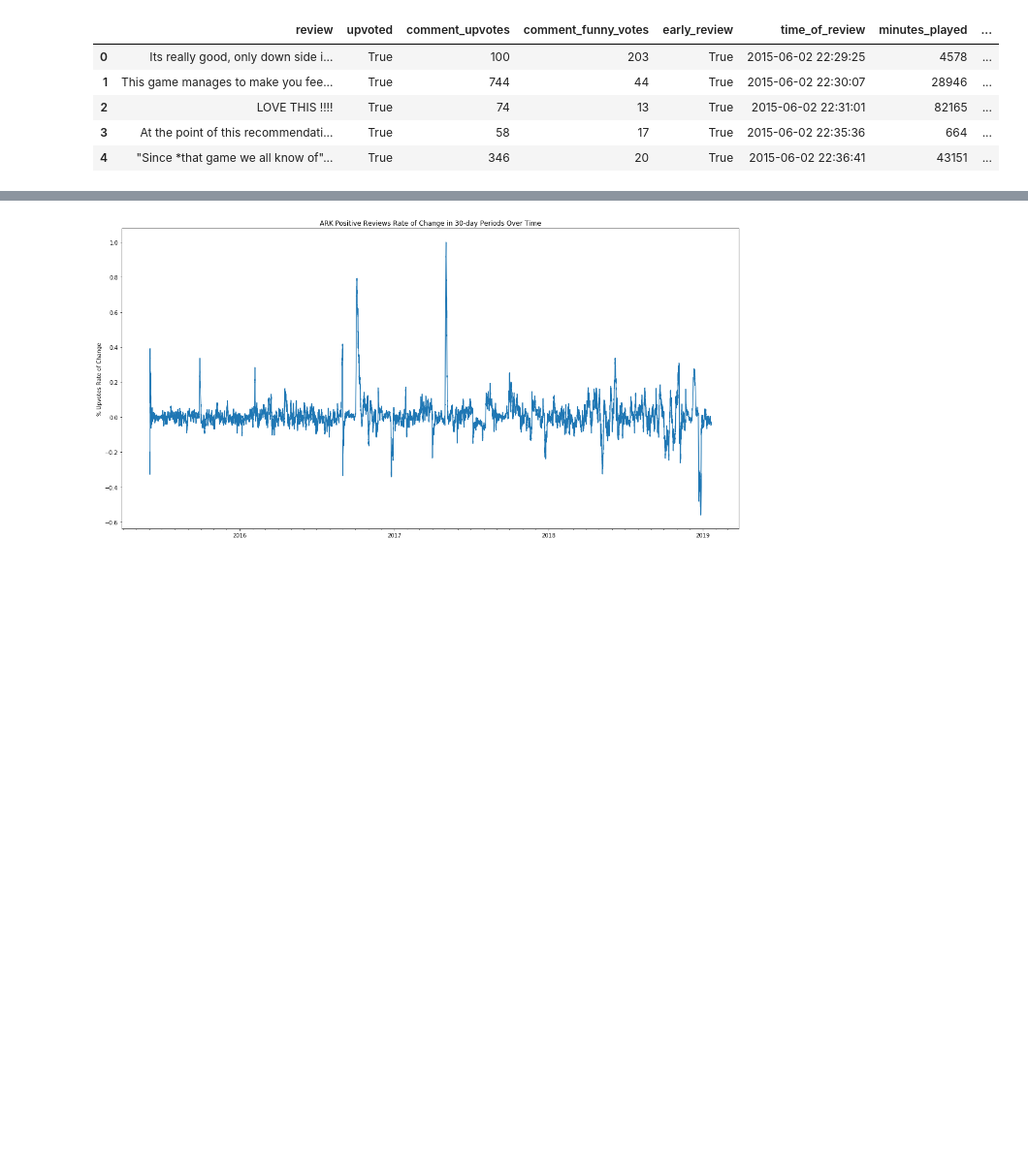
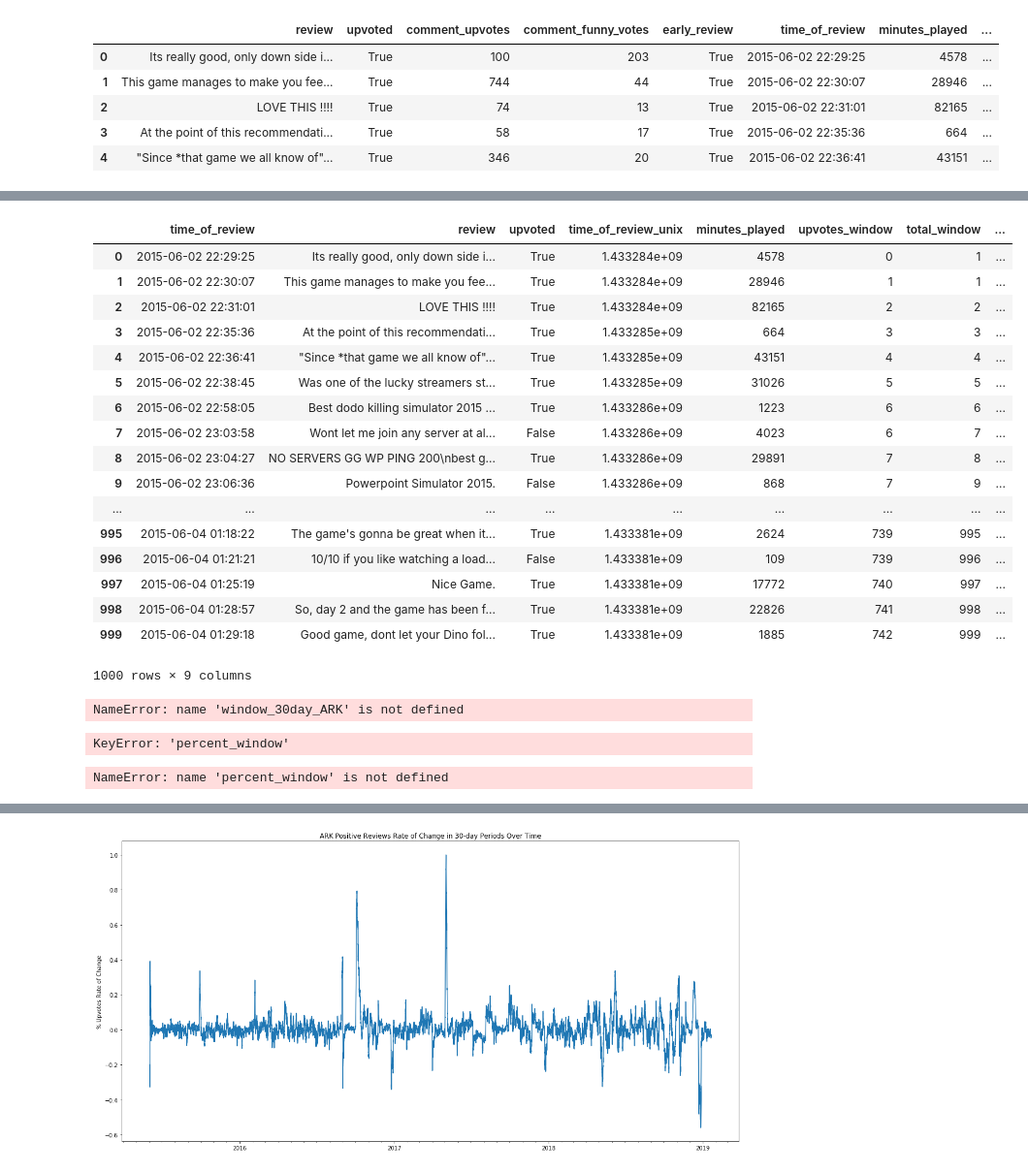
Before and after one commit to tblair7/Gathering_Steam, a Jupyter notebook: windowing_notebook.ipynb, the cells around one changed output, grey strips where cells are left out. Shown at 97% size. Saved outputs shown, nothing was run; the diff lists cells and outputs as text; code cells hidden in the pictures; blank space fills up the shorter version.

```diff
--- a/windowing_notebook.ipynb
+++ b/windowing_notebook.ipynb
@@ -17,4 +17,4 @@ df.head()
 | 3 | At the point of this recommendati... | True | 58 | 17 | True | 2015-06-02 22:35:36 | 664 | ... |
 | 4 | "Since *that game we all know of"... | True | 346 | 20 | True | 2015-06-02 22:36:41 | 43151 | ... |
 # %%
-window_days = 30
+window_days = 2
@@ -25,4 +21,4 @@ window_days
 # %%
 df = df.iloc[:1000]
 # %%
-window_30day_ARK = windowing_function.window_df(df, window_days)
+window_2day_ARK = windowing_function.window_df(df, window_days)
@@ -38,5 +27,34 @@ window_1day_ARK.tail()
+# %%
+window_2day_ARK
+# %% [output]
+|  | time_of_review | review | upvoted | time_of_review_unix | minutes_played | upvotes_window | total_window | ... |
+| 0 | 2015-06-02 22:29:25 | Its really good, only down side i... | True | 1.433284e+09 | 4578 | 0 | 1 | ... |
+| 1 | 2015-06-02 22:30:07 | This game manages to make you fee... | True | 1.433284e+09 | 28946 | 1 | 1 | ... |
+| 2 | 2015-06-02 22:31:01 | LOVE THIS !!!! | True | 1.433284e+09 | 82165 | 2 | 2 | ... |
+| 3 | 2015-06-02 22:35:36 | At the point of this recommendati... | True | 1.433285e+09 | 664 | 3 | 3 | ... |
+| 4 | 2015-06-02 22:36:41 | "Since *that game we all know of"... | True | 1.433285e+09 | 43151 | 4 | 4 | ... |
+| 5 | 2015-06-02 22:38:45 | Was one of the lucky streamers st... | True | 1.433285e+09 | 31026 | 5 | 5 | ... |
+| 6 | 2015-06-02 22:58:05 | Best dodo killing simulator 2015 ... | True | 1.433286e+09 | 1223 | 6 | 6 | ... |
+| 7 | 2015-06-02 23:03:58 | Wont let me join any server at al... | False | 1.433286e+09 | 4023 | 6 | 7 | ... |
+| 8 | 2015-06-02 23:04:27 | NO SERVERS GG WP PING 200\nbest g... | True | 1.433286e+09 | 29891 | 7 | 8 | ... |
+| 9 | 2015-06-02 23:06:36 | Powerpoint Simulator 2015. | False | 1.433286e+09 | 868 | 7 | 9 | ... |
+| ... | ... | ... | ... | ... | ... | ... | ... | ... |
+| 995 | 2015-06-04 01:18:22 | The game's gonna be great when it... | True | 1.433381e+09 | 2624 | 739 | 995 | ... |
+| 996 | 2015-06-04 01:21:21 | 10/10 if you like watching a load... | False | 1.433381e+09 | 109 | 739 | 996 | ... |
+| 997 | 2015-06-04 01:25:19 | Nice Game. | True | 1.433381e+09 | 17772 | 740 | 997 | ... |
+| 998 | 2015-06-04 01:28:57 | So, day 2 and the game has been f... | True | 1.433381e+09 | 22826 | 741 | 998 | ... |
+| 999 | 2015-06-04 01:29:18 | Good game, dont let your Dino fol... | True | 1.433381e+09 | 1885 | 742 | 999 | ... |
+1000 rows × 9 columns
 # %%
-pckl.dump(window_30day_ARK,open('ARK_30day_window_df.pckl','wb'))
+#pckl.dump(window_30day_ARK,open('ARK_30day_window_df.pckl','wb'))
+# %% [output]
+NameError: name 'window_30day_ARK' is not defined
 # %%
-percent_window = window_30day_ARK['percent_window']
+percent_window = df['percent_window']
+# %% [output]
+KeyError: 'percent_window'
+# %%
+type(percent_window)
+# %% [output]
+NameError: name 'percent_window' is not defined
 # %%
```
Also changed, not shown: parts of 8 cells of this notebook, 1 other file.
